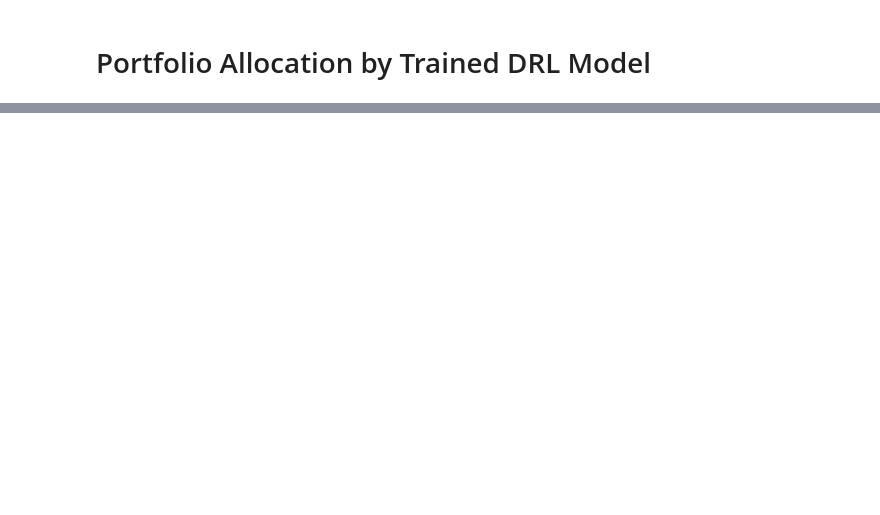
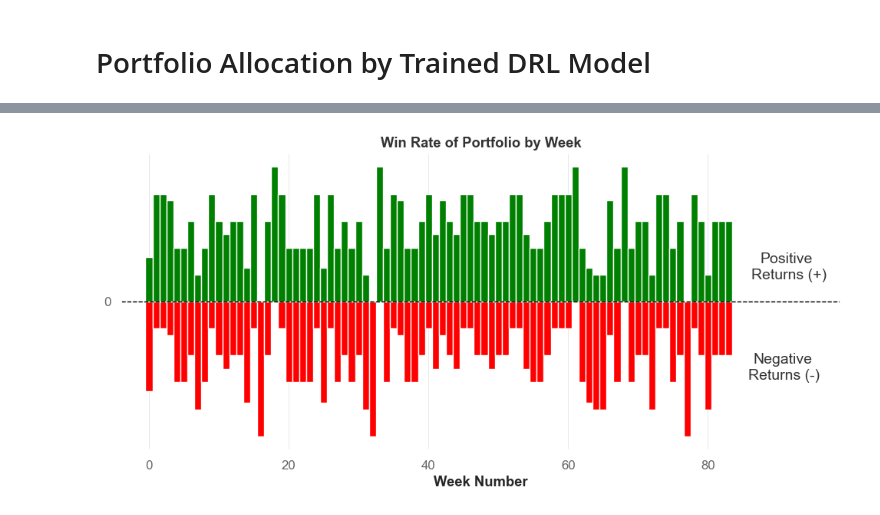
Before and after one commit to haonanah/DSE4212, a Jupyter notebook: Model Pipeline/Model Pipeline 191024 (Latest).ipynb, the cells around one changed output, grey strips where cells are left out. Drawn from its saved outputs; the diff is of its cells as text; code cells hidden in the pictures; blank space fills up the shorter version.

```diff
--- a/Model Pipeline/Model Pipeline 191024 (Latest).ipynb
+++ b/Model Pipeline/Model Pipeline 191024 (Latest).ipynb
@@ -771,0 +790,53 @@ Sharpe ratio: 1.9161416991487321
+# %%
+metrics_rl_plot_monthly = (
+    metrics_rl.groupby(pd.Grouper(key='date', freq='W'))
+    .agg(positive_returns=('returns', lambda x: (x > 0).sum()),  # Count positive returns
+         total_days =('returns', 'size'))  # Count total weeks
+    .reset_index()
+)
+# Calculate the proportion of positive returns
+metrics_rl_plot_monthly['proportion_positive'] = metrics_rl_plot_monthly['positive_returns'] / metrics_rl_plot_monthly['total_days']
+
+# Rename columns for clarity
+metrics_rl_plot_monthly.rename(columns={'date': 'month', 'proportion_positive': 'proportion_of_positive_returns'}, inplace=True)
+metrics_rl_plot_monthly['month'] = metrics_rl_plot_monthly['month'].dt.strftime("%b %Y")
+metrics_rl_plot_monthly['row_number'] = range(len(metrics_rl_plot_monthly))
+metrics_rl_plot_monthly['proportion_of_positive_returns'] = metrics_rl_plot_monthly['proportion_of_positive_returns'] * 100
+metrics_rl_plot_monthly['red'] = 100 - metrics_rl_plot_monthly['proportion_of_positive_returns']
+metrics_rl_plot_monthly['green'] = metrics_rl_plot_monthly['proportion_of_positive_returns']
+# plt.plot(metrics_rl_plot_monthly['row_number'], metrics_rl_plot_monthly["proportion_of_positive_returns"]*100, "b")
+fig, ax = plt.subplots(figsize=(10, 5))
+# metrics_rl_plot_monthly
+# Plotting stacked bars
+row_number = metrics_rl_plot_monthly['row_number']
+bar_width=1
+# Plot the red portion (below 50%)
+ax.bar(row_number, -metrics_rl_plot_monthly['red'],
+       bar_width, label='Negative Return', color='red')
+
+# Plot the green portion (above 50%)
+ax.bar(row_number, metrics_rl_plot_monthly['green'],
+       bar_width, label='Positive Return', color='green')
+
+# Add a reference line at y=0 (which corresponds to the 50% mark)
+ax.axhline(0, color='black', linewidth=1, linestyle='--')
+
+# Set axis labels and title
+ax.set_xlabel("Week Number", fontweight='bold')
+ax.set_title("Win Rate of Portfolio by Week", fontweight='bold')
+ax.set_yticks([0])  # Only show tick at 0
+ax.set_yticklabels([0])  # Set the label for the tick
+
+plt.annotate('Positive', (95, 25), textcoords="offset points", xytext=(0,5), ha='right', fontsize=14)
+plt.annotate('Negative', (95, -50), textcoords="offset points", xytext=(0,5), ha='right', fontsize=14)
+plt.annotate('Returns (+)', (97, 13), textcoords="offset points", xytext=(0,5), ha='right', fontsize=14)
+plt.annotate('Returns (-)', (96, -62), textcoords="offset points", xytext=(0,5), ha='right', fontsize=14)
+ax.set_xlim(left=-4, right=99)
+# Remove y-axis labels and ticks (as they are not needed)
+# ax.set_yticks([])
+# ax.legend(loc='center left', bbox_to_anchor=(1, 0.5))
+# Show plot
+plt.tight_layout()
+plt.show()
+# %% [output]
+[figure, added]
```
Also changed, not shown: parts of 8 cells of this notebook, 16 other files.
